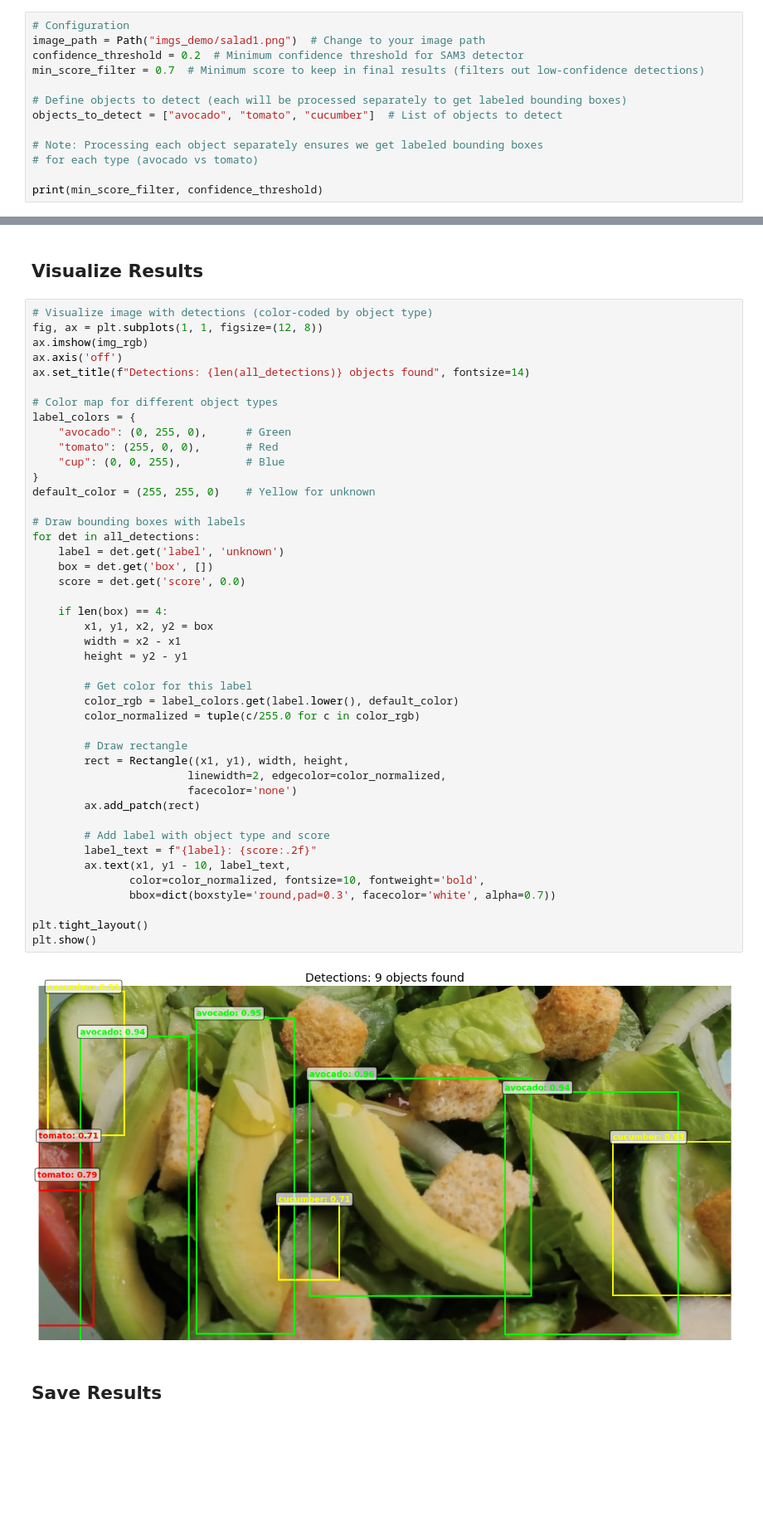
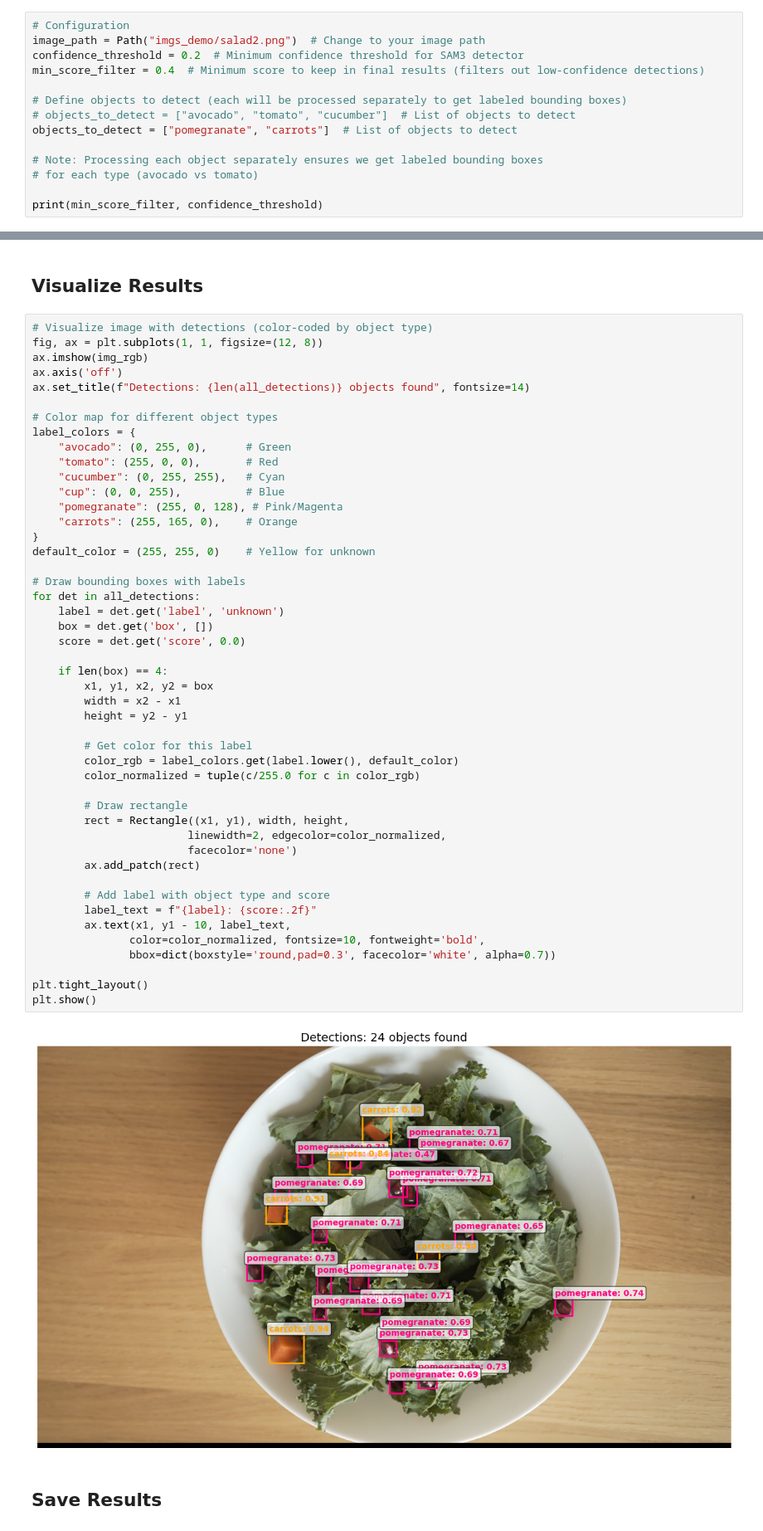
Before and after one commit to PlainsightAI/filter-sam3-detector, a Jupyter notebook: detect_image.ipynb, the cells around one changed output, grey strips where cells are left out. Shown at 83% size. Saved outputs shown, nothing was run; the diff lists cells and outputs as text; blank space fills up the shorter version.

```diff
--- a/detect_image.ipynb
+++ b/detect_image.ipynb
@@ -16,12 +16,13 @@ from matplotlib.patches import Rectangle
 Configure the image path and detection prompt:
 # %%
 # Configuration
-image_path = Path("imgs_demo/salad1.png")  # Change to your image path
+image_path = Path("imgs_demo/salad2.png")  # Change to your image path
 confidence_threshold = 0.2  # Minimum confidence threshold for SAM3 detector
-min_score_filter = 0.7  # Minimum score to keep in final results (filters out low-confidence detections)
+min_score_filter = 0.4  # Minimum score to keep in final results (filters out low-confidence detections)
 
 # Define objects to detect (each will be processed separately to get labeled bounding boxes)
-objects_to_detect = ["avocado", "tomato", "cucumber"]  # List of objects to detect
+# objects_to_detect = ["avocado", "tomato", "cucumber"]  # List of objects to detect
+objects_to_detect = ["pomegranate", "carrots"]  # List of objects to detect
 
 # Note: Processing each object separately ensures we get labeled bounding boxes
 # for each type (avocado vs tomato)
@@ -206,41 +204,44 @@ ax.set_title(f"Detections: {len(all_detections)} objects found", fontsize=14)
 label_colors = {
     "avocado": (0, 255, 0),      # Green
     "tomato": (255, 0, 0),       # Red
+    "cucumber": (0, 255, 255),   # Cyan
     "cup": (0, 0, 255),          # Blue
+    "pomegranate": (255, 0, 128), # Pink/Magenta
+    "carrots": (255, 165, 0),    # Orange
 }
 default_color = (255, 255, 0)    # Yellow for unknown
 
 # Draw bounding boxes with labels
 for det in all_detections:
     label = det.get('label', 'unknown')
     box = det.get('box', [])
     score = det.get('score', 0.0)
 
     if len(box) == 4:
         x1, y1, x2, y2 = box
         width = x2 - x1
         height = y2 - y1
 
         # Get color for this label
         color_rgb = label_colors.get(label.lower(), default_color)
         color_normalized = tuple(c/255.0 for c in color_rgb)
 
         # Draw rectangle
         rect = Rectangle((x1, y1), width, height,
                         linewidth=2, edgecolor=color_normalized,
                         facecolor='none')
         ax.add_patch(rect)
 
         # Add label with object type and score
         label_text = f"{label}: {score:.2f}"
         ax.text(x1, y1 - 10, label_text,
                color=color_normalized, fontsize=10, fontweight='bold',
                bbox=dict(boxstyle='round,pad=0.3', facecolor='white', alpha=0.7))
 
 plt.tight_layout()
 plt.show()
 # %% [output]
-[figure, old version]
+[figure, new version]
 # %% [markdown]
 ## Save Results
 # %%
```
Also changed, not shown: parts of 15 cells of this notebook, 1 other file.
